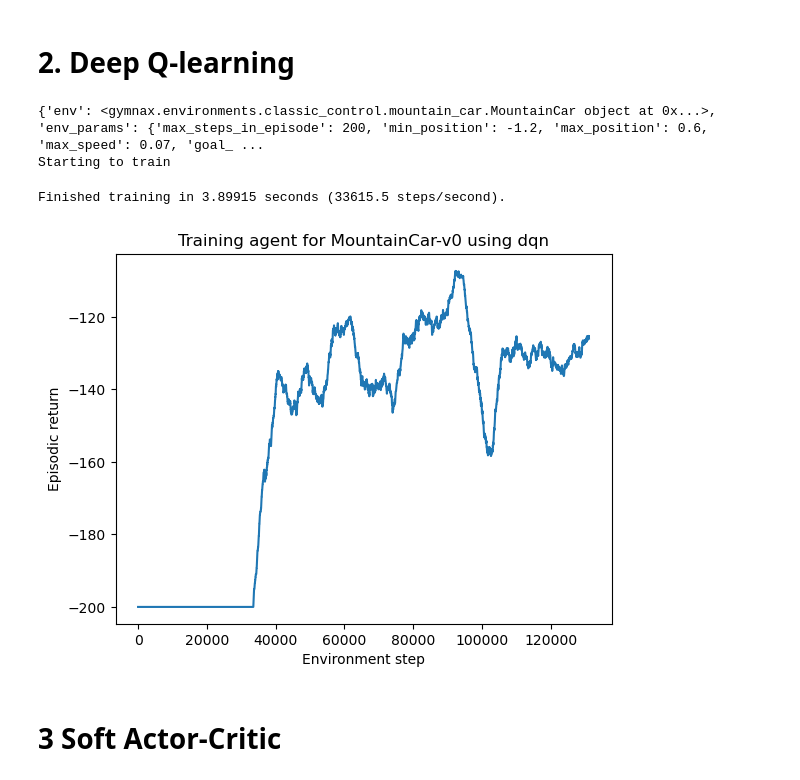
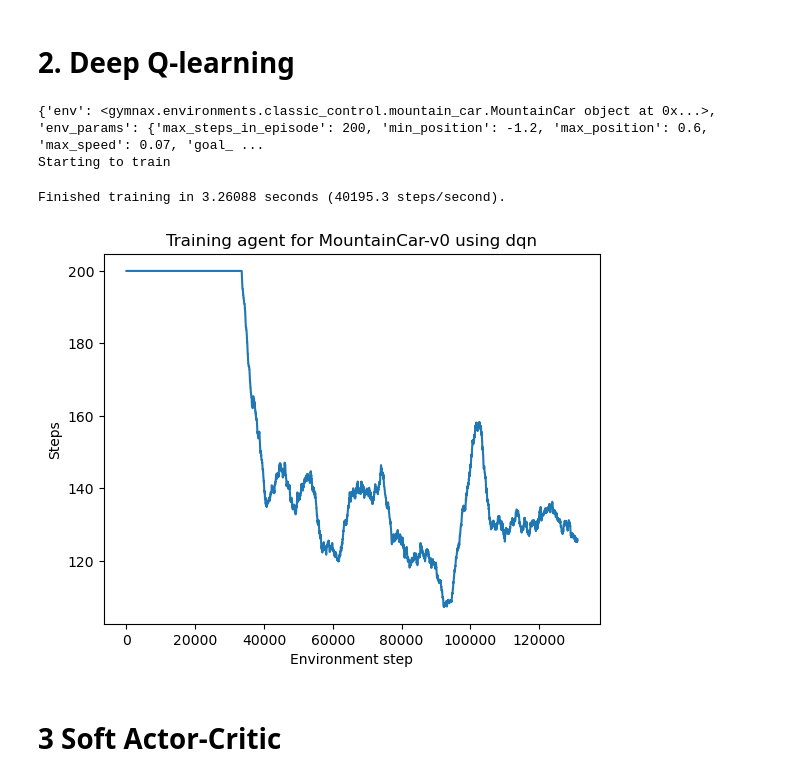
Before and after one commit to GoncaloLobo0/proj2_aaa, a Jupyter notebook: proj2.ipynb, the cells around one changed output. Saved outputs shown, nothing was run; the diff lists cells and outputs as text; code cells hidden in the pictures.

```diff
--- a/proj2.ipynb
+++ b/proj2.ipynb
@@ -167,13 +171,7 @@ Episode 50000: Total Reward = -171.0, Steps = 171, Epsilon = 0.010
 # %% [markdown]
 # 2. Deep Q-learning
 # %%
-import time
-import jax
-import jax.numpy as jnp
-from jax.numpy import inf
-from RLinJAX import *
-
-CONFIGS = {'total_timesteps': 100000,
+CONFIGS = {'total_timesteps': 200000,
            'learning_rate': 0.0003,
            'gamma': 0.9,
            'max_grad_norm': inf,
@@ -196,38 +194,39 @@ env_str = "MountainCar-v0"
 algo_cls = get_algo(algo_str)
 algo = algo_cls.create(env=env_str, **CONFIGS.get(algo_str, {}))
 
 rng = jax.random.PRNGKey(0)
 train_fn = jax.jit(algo.train)
 
 print(algo.config)
 
 print("Starting to train")
 # Train
 start = time.time()
 train_state, evaluation = train_fn(rng)
 time_elapsed = time.time() - start
 
 sps = algo.total_timesteps / time_elapsed
 print(f"Finished training in {time_elapsed:g} seconds ({sps:g} steps/second).")
 
 from matplotlib import pyplot as plt
 
 episode_lengths, episode_returns = evaluation
 
 # Combine episode returns into a single array
-episode_returns = np.concatenate(episode_returns)
+episode_lengths = np.concatenate(episode_lengths)
 
-sma_mean_return = simple_moving_average(episode_returns, 100)
+
+sma_mean_return = simple_moving_average(episode_lengths, 100)
 plt.plot(jax.numpy.linspace(0, algo.total_timesteps, len(sma_mean_return)), sma_mean_return)
 plt.xlabel("Environment step")
-plt.ylabel("Episodic return")
+plt.ylabel("Steps")
 plt.title(f"Training agent for {env_str} using {algo_str}")
 plt.show()
 # %% [output]
 {'env': <gymnax.environments.classic_control.mountain_car.MountainCar object at 0x...>, 'env_params': {'max_steps_in_episode': 200, 'min_position': -1.2, 'max_position': 0.6, 'max_speed': 0.07, 'goal_ ...
 Starting to train
-Finished training in 3.89915 seconds (33615.5 steps/second).
+Finished training in 3.26088 seconds (40195.3 steps/second).
-[figure, old version]
+[figure, new version]
 # %% [markdown]
 # 3 Soft Actor-Critic
 # %%
```
Also changed, not shown: parts of 12 cells of this notebook.
